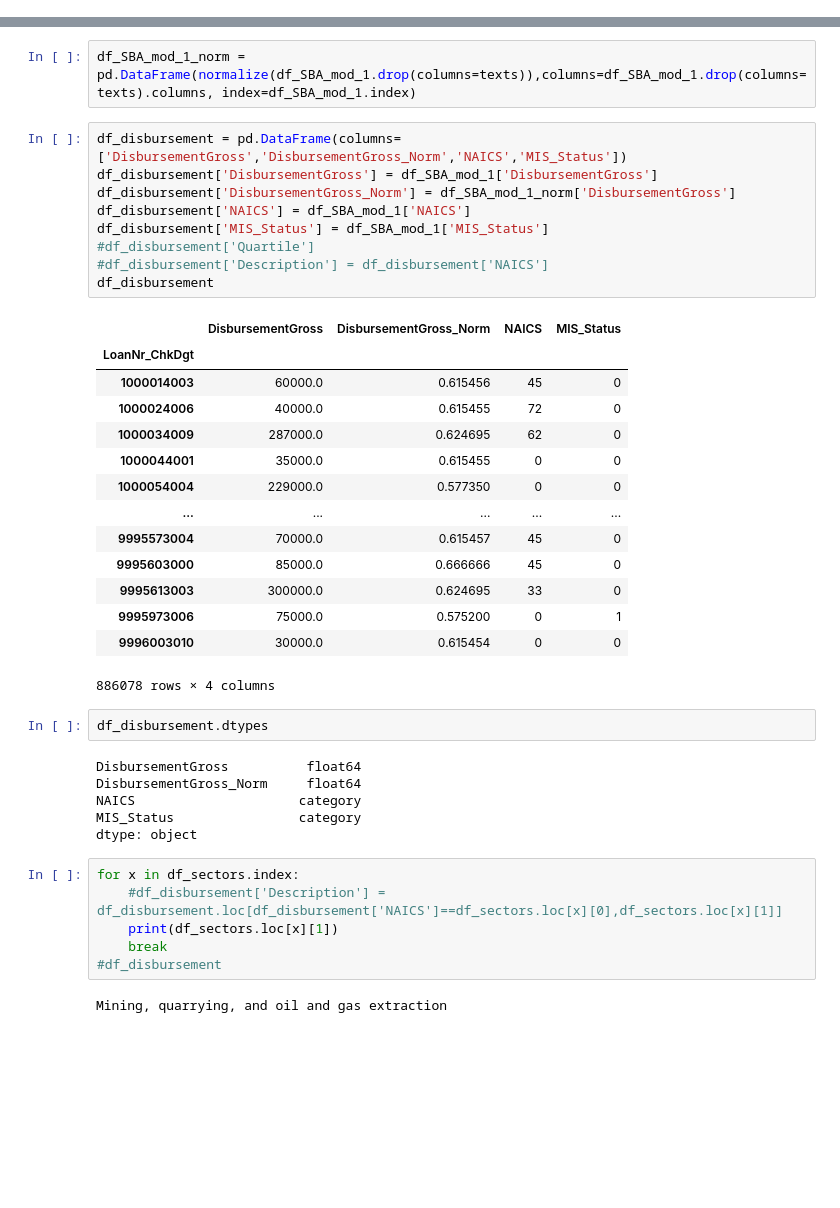
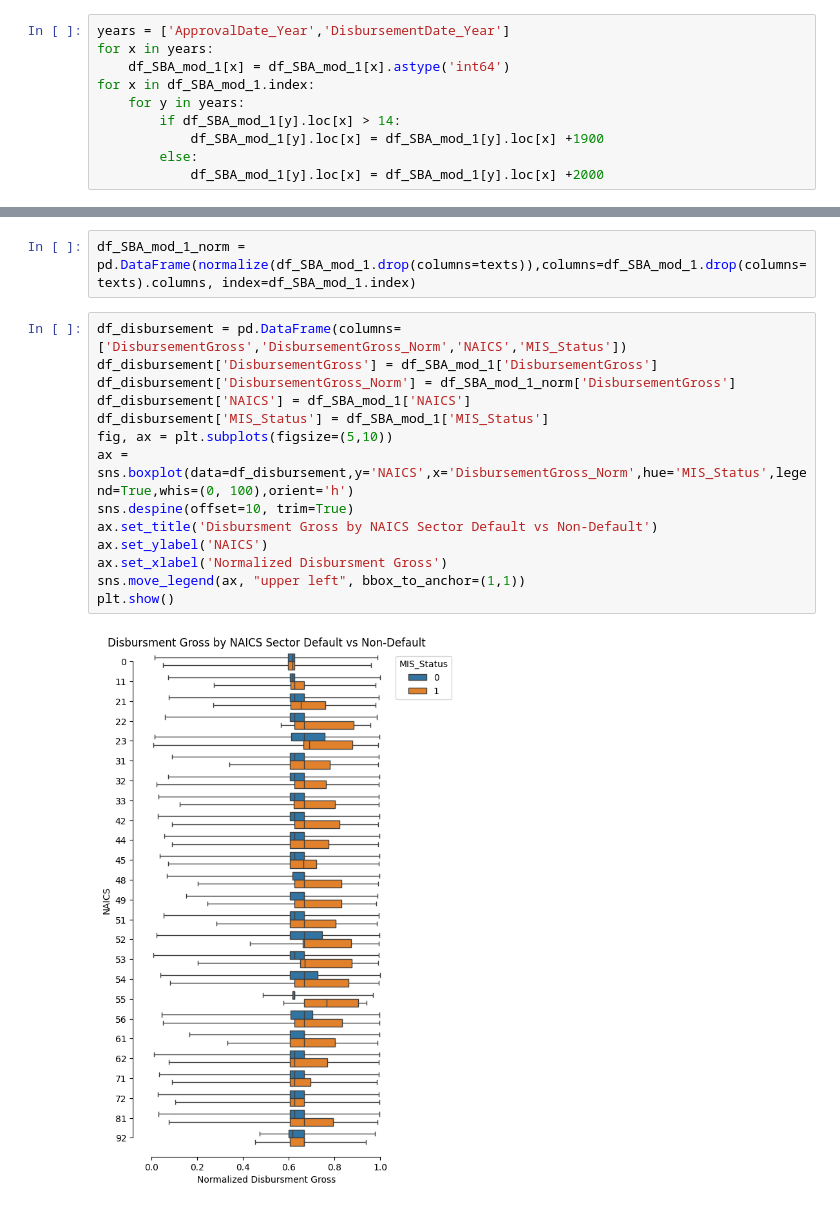
Before and after one commit to wolfesamk/2023-BA-Conmpetition, a Jupyter notebook: Main/MSBA 207 SBA Case - Contest.ipynb, the cells around one changed output, grey strips where cells are left out. Saved outputs shown, nothing was run; the diff lists cells and outputs as text; blank space fills up the shorter version.

```diff
--- a/Main/MSBA 207 SBA Case - Contest.ipynb
+++ b/Main/MSBA 207 SBA Case - Contest.ipynb
@@ -357,0 +369,10 @@ df_SBA_mod_1.head(10)
+# %%
+years = ['ApprovalDate_Year','DisbursementDate_Year']
+for x in years:
+    df_SBA_mod_1[x] = df_SBA_mod_1[x].astype('int64')
+for x in df_SBA_mod_1.index:
+    for y in years:
+        if df_SBA_mod_1[y].loc[x] > 14:
+            df_SBA_mod_1[y].loc[x] = df_SBA_mod_1[y].loc[x] +1900
+        else:
+            df_SBA_mod_1[y].loc[x] = df_SBA_mod_1[y].loc[x] +2000
@@ -508,40 +598,16 @@ df_SBA_mod_1_norm = pd.DataFrame(normalize(df_SBA_mod_1.drop(columns=texts)),col
 # %%
 df_disbursement = pd.DataFrame(columns=['DisbursementGross','DisbursementGross_Norm','NAICS','MIS_Status'])
 df_disbursement['DisbursementGross'] = df_SBA_mod_1['DisbursementGross']
 df_disbursement['DisbursementGross_Norm'] = df_SBA_mod_1_norm['DisbursementGross']
 df_disbursement['NAICS'] = df_SBA_mod_1['NAICS']
 df_disbursement['MIS_Status'] = df_SBA_mod_1['MIS_Status']
-#df_disbursement['Quartile']
-#df_disbursement['Description'] = df_disbursement['NAICS']
-df_disbursement
+fig, ax = plt.subplots(figsize=(5,10))
+ax = sns.boxplot(data=df_disbursement,y='NAICS',x='DisbursementGross_Norm',hue='MIS_Status',legend=True,whis=(0, 100),orient='h')
+sns.despine(offset=10, trim=True)
+ax.set_title('Disbursment Gross by NAICS Sector Default vs Non-Default')
+ax.set_ylabel('NAICS')
+ax.set_xlabel('Normalized Disbursment Gross')
+sns.move_legend(ax, "upper left", bbox_to_anchor=(1,1))
+plt.show()
 # %% [output]
-|  | DisbursementGross | DisbursementGross_Norm | NAICS | MIS_Status |
-| LoanNr_ChkDgt |  |  |  |  |
-| 1000014003 | 60000.0 | 0.615456 | 45 | 0 |
-| 1000024006 | 40000.0 | 0.615455 | 72 | 0 |
-| 1000034009 | 287000.0 | 0.624695 | 62 | 0 |
-| 1000044001 | 35000.0 | 0.615455 | 0 | 0 |
-| 1000054004 | 229000.0 | 0.577350 | 0 | 0 |
-| ... | ... | ... | ... | ... |
-| 9995573004 | 70000.0 | 0.615457 | 45 | 0 |
-| 9995603000 | 85000.0 | 0.666666 | 45 | 0 |
-| 9995613003 | 300000.0 | 0.624695 | 33 | 0 |
-| 9995973006 | 75000.0 | 0.575200 | 0 | 1 |
-| 9996003010 | 30000.0 | 0.615454 | 0 | 0 |
-886078 rows × 4 columns
+[figure, added]
-# %%
-df_disbursement.dtypes
-# %% [output]
-DisbursementGross          float64
-DisbursementGross_Norm     float64
-NAICS                     category
-MIS_Status                category
-dtype: object
-# %%
-for x in df_sectors.index:
-    #df_disbursement['Description'] = df_disbursement.loc[df_disbursement['NAICS']==df_sectors.loc[x][0],df_sectors.loc[x][1]]
-    print(df_sectors.loc[x][1])
-    break
-#df_disbursement
-# %% [output]
-Mining, quarrying, and oil and gas extraction
```
Also changed, not shown: parts of 42 cells of this notebook, 1 other file.
